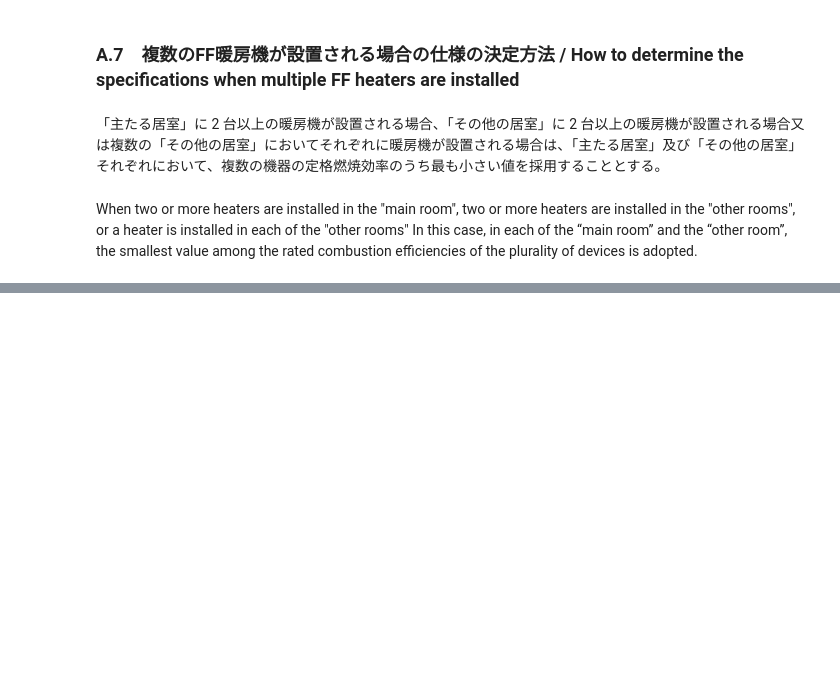
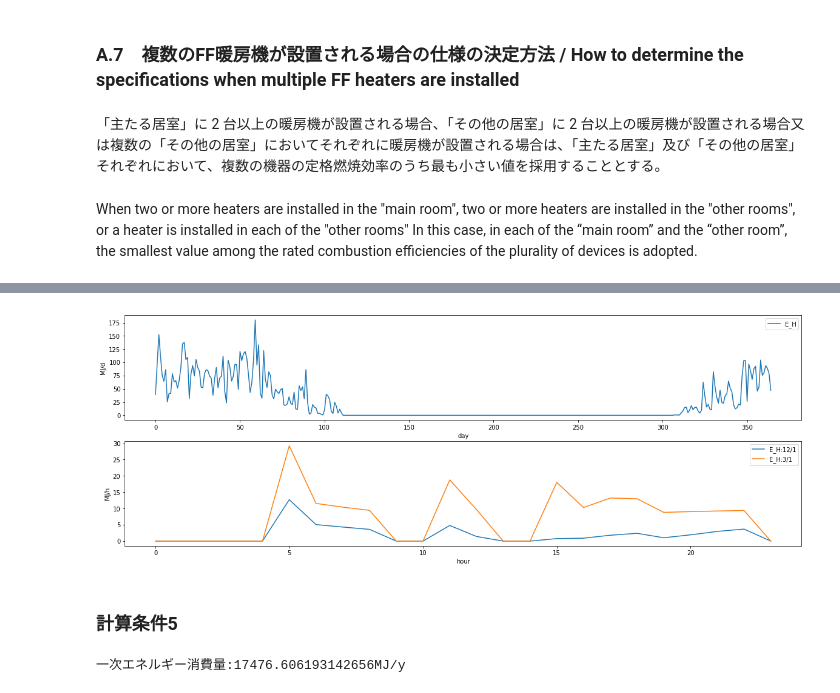
Before and after one commit to BRI-EES-House/Logic-EES-WEB, a Jupyter notebook: s04_04_ff_type_heating.ipynb, the cells around one changed output, grey strips where cells are left out. Saved outputs shown, nothing was run; the diff lists cells and outputs as text; code cells hidden in the pictures; blank space fills up the shorter version.

```diff
--- a/s04_04_ff_type_heating.ipynb
+++ b/s04_04_ff_type_heating.ipynb
@@ -316,0 +539,15 @@ def get_e_rtd_from_multi_devices(e_rtd_list):
+# %%
+get_each_graph(_E_H_d_t_4)
+# %% [output]
+[figure, added]
+# %% [markdown]
+### 計算条件5
+# %%
+param = {"region": 6, "A_A": 120.08, "A_MR": 29.81, "A_OR": 51.34, "A_env": 307.51, "U_A": 0.87, "eta_A_H": 3.0, "eta_A_C": 2.8}
+H_MR = {'type': 'FF暖房機', 'e_rtd_H': 0.860}
+H_OR = None
+i = 1
+
+_E_H_d_t_5 = calc_results(param, H_MR, H_OR, i)
+# %% [output]
+一次エネルギー消費量:17476.606193142656MJ/y
```
Also changed, not shown: parts of 34 cells of this notebook.
